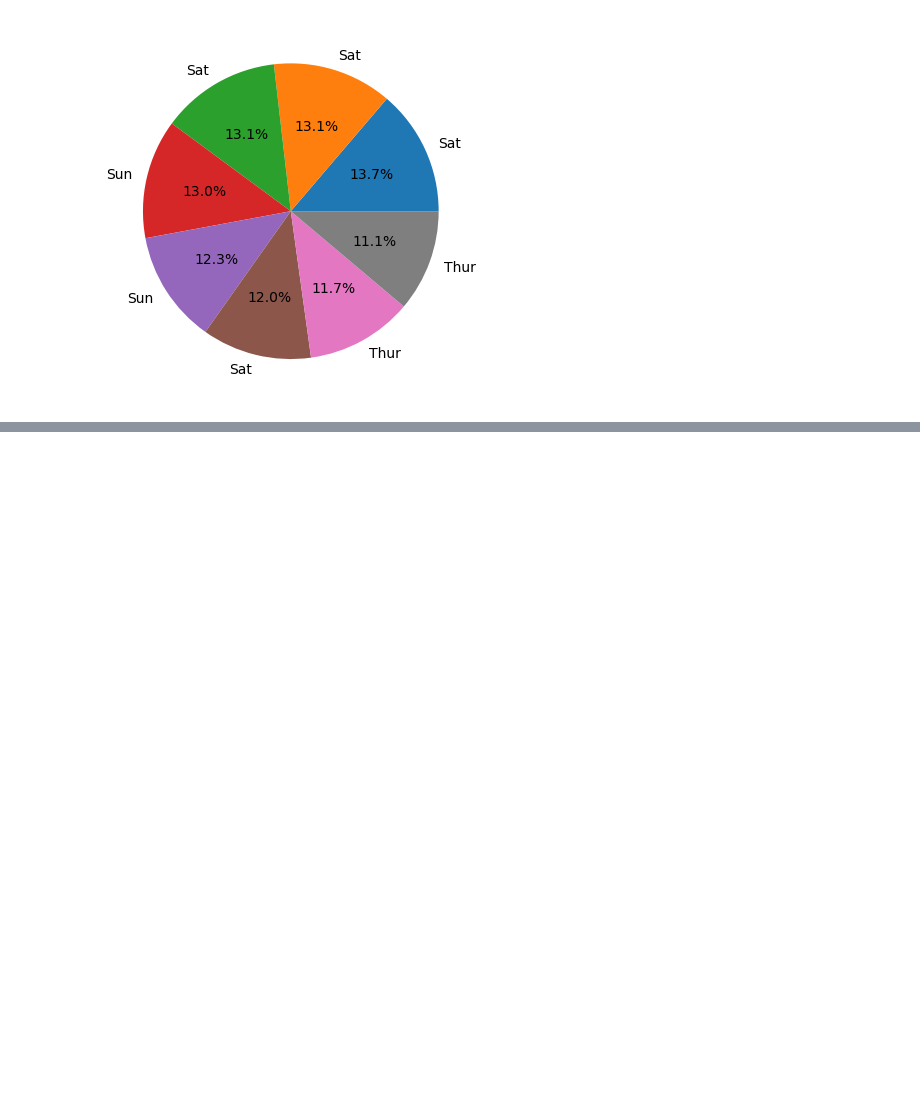
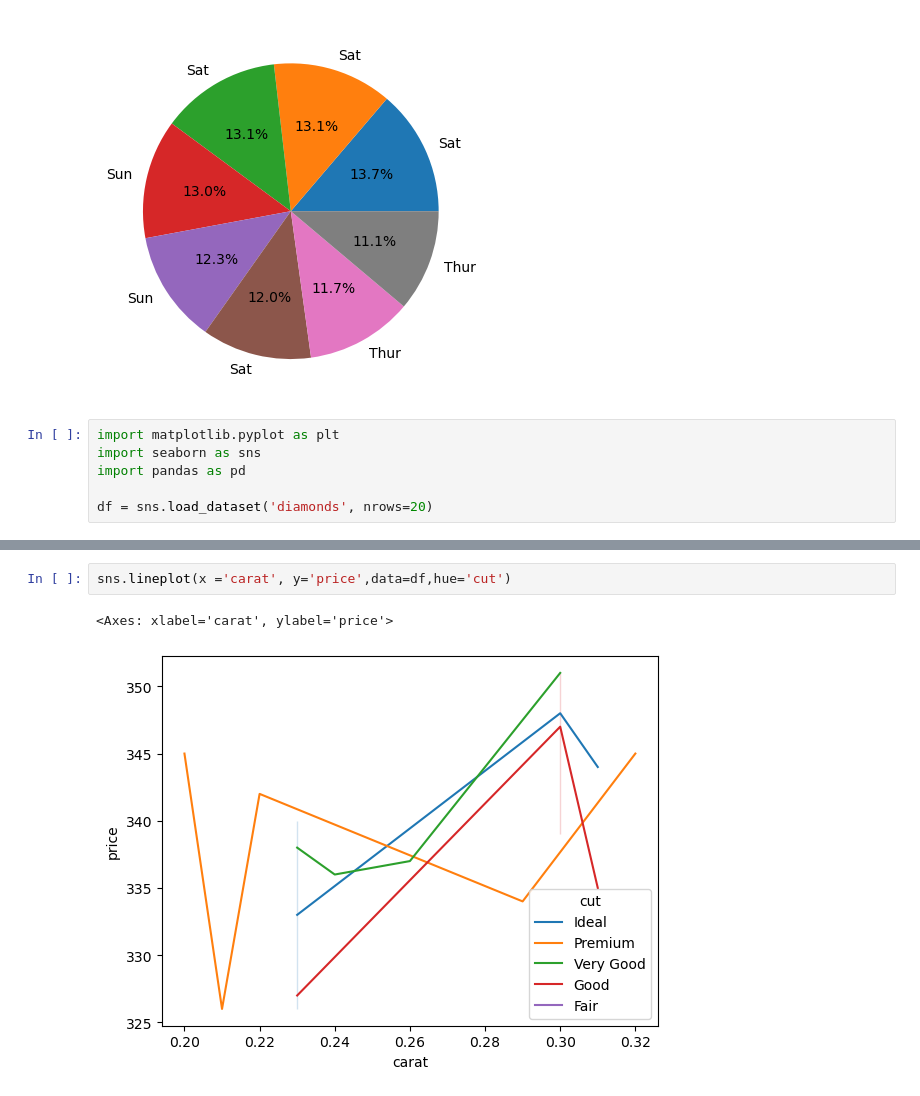
Before and after one commit to Wasiqmanzoor90/Garbage-Data, a Jupyter notebook: Metaplolib/index.ipynb, the cells around one changed output, grey strips where cells are left out. Saved outputs shown, nothing was run; the diff lists cells and outputs as text; blank space fills up the shorter version.

```diff
--- a/Metaplolib/index.ipynb
+++ b/Metaplolib/index.ipynb
@@ -169,3 +169,9 @@ plt.show
 # %% [output]
 <function matplotlib.pyplot.show(close=None, block=None)>
 [figure]
+# %%
+import matplotlib.pyplot as plt
+import seaborn as sns
+import pandas as pd
+
+df = sns.load_dataset('diamonds', nrows=20)
@@ -171,0 +187,5 @@ plt.show
+# %%
+sns.lineplot(x ='carat', y='price',data=df,hue='cut')
+# %% [output]
+<Axes: xlabel='carat', ylabel='price'>
+[figure, added]
```
Also changed, not shown: parts of 9 cells of this notebook.
